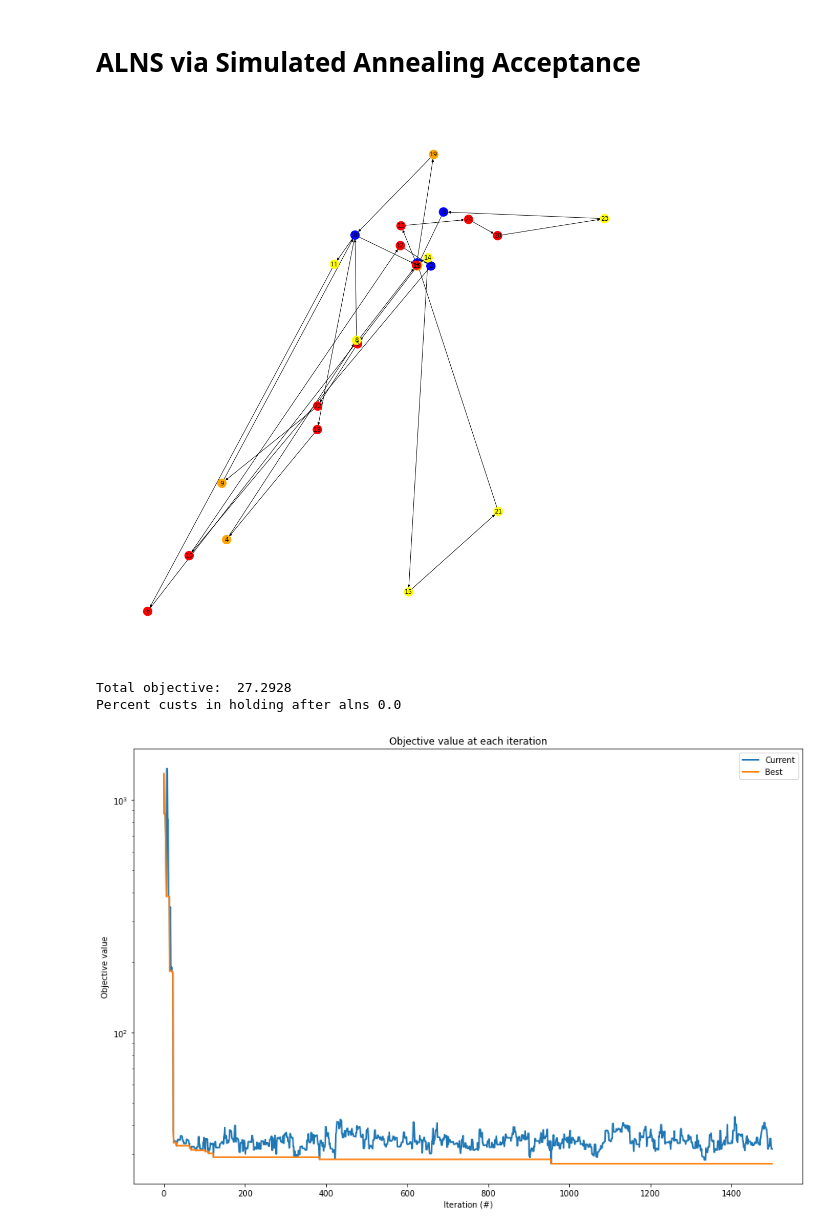
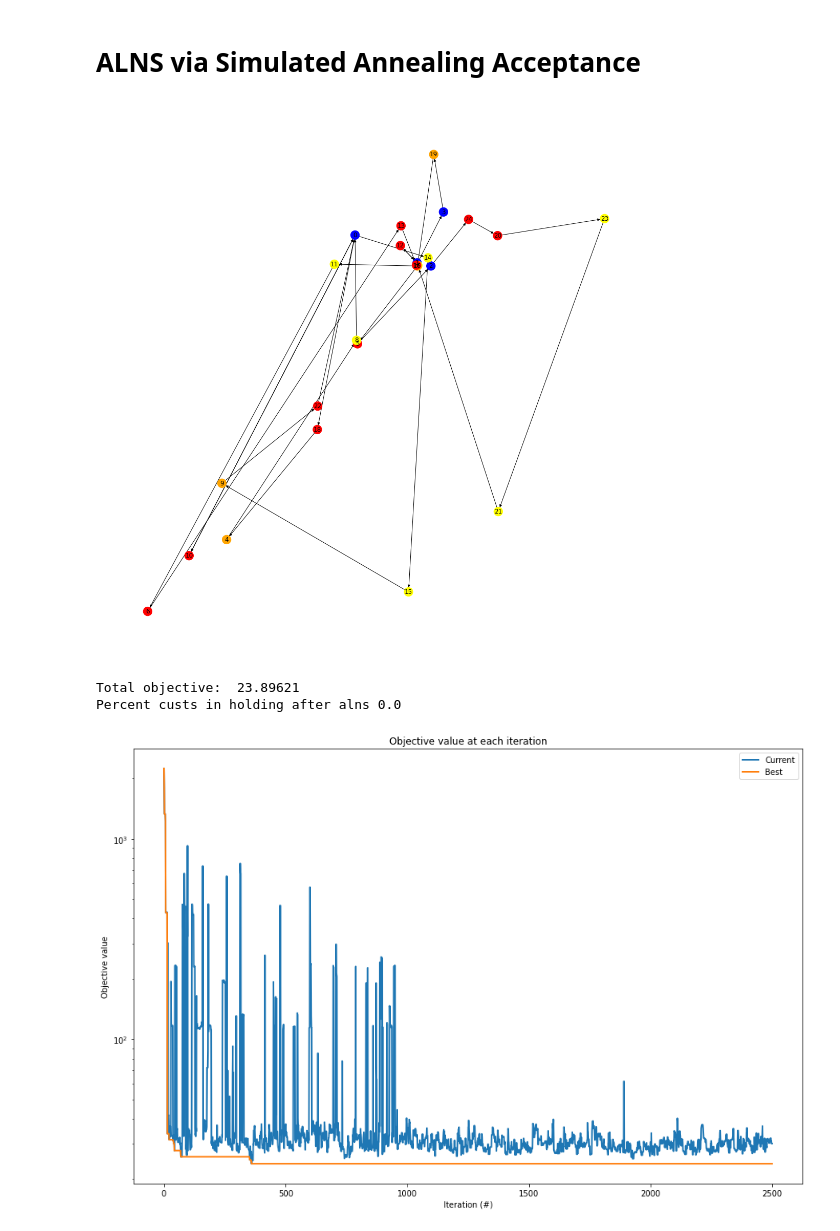
Before and after one commit to ChristophBleyer/ALNS, a Jupyter notebook: examples/Routing Optimization.ipynb, the cells around one changed output. Drawn from its saved outputs; the diff is of its cells as text; code cells hidden in the pictures.

```diff
--- a/examples/Routing Optimization.ipynb
+++ b/examples/Routing Optimization.ipynb
@@ -78,32 +76,32 @@ result.plot_operator_counts(figure=figure, title="Operator diagnostics", legend=
 # %%
 alns = ALNS()
 alns.add_destroy_operator(randomRemoval)
 alns.add_destroy_operator(distancedBasedWorstRemoval)
 alns.add_destroy_operator(timeBasedWorstRemoval)
 alns.add_destroy_operator(relatedRemoval)
 alns.add_repair_operator(greedyInsertion)
 alns.add_repair_operator(k_regretInsertion)
-criterion = SimulatedAnnealing(10000, 5, 0.8, method = "exponential")
+criterion = SimulatedAnnealing(10000, 10, 10, method = "linear")
 
-result = alns.iterate(solution, [2, 1.5, 1, 0.5], 0.8, criterion, iterations=1500, collect_stats=True)
+result = alns.iterate(solution, [3, 2, 1, 0.5], 0.8, criterion, iterations=2500, collect_stats=True)
 
 optimized = result.best_state
 
 Graph = optimized.toGraph()
 # %% [output]
-[figure, old version]
+[figure, new version]
 # %%
 print("Total objective: ", optimized.objective())
 print("Percent custs in holding after alns",  len(optimized.unassignedRequests)/len(p.demand))
 # %% [output]
-Total objective:  27.2928
+Total objective:  23.89621
 Percent custs in holding after alns 0.0
 # %%
 _, ax = plt.subplots(figsize=(15, 10))
 ax.set_yscale('log')
 result.plot_objectives(ax=ax, lw=2)
 # %% [output]
-[figure, old version]
+[figure, new version]
 # %%
 figure = plt.figure("operator_counts", figsize=(14, 6))
 figure.subplots_adjust(bottom=0.15, hspace=.5)
```
Also changed, not shown: parts of 12 cells of this notebook, 7 other files.
